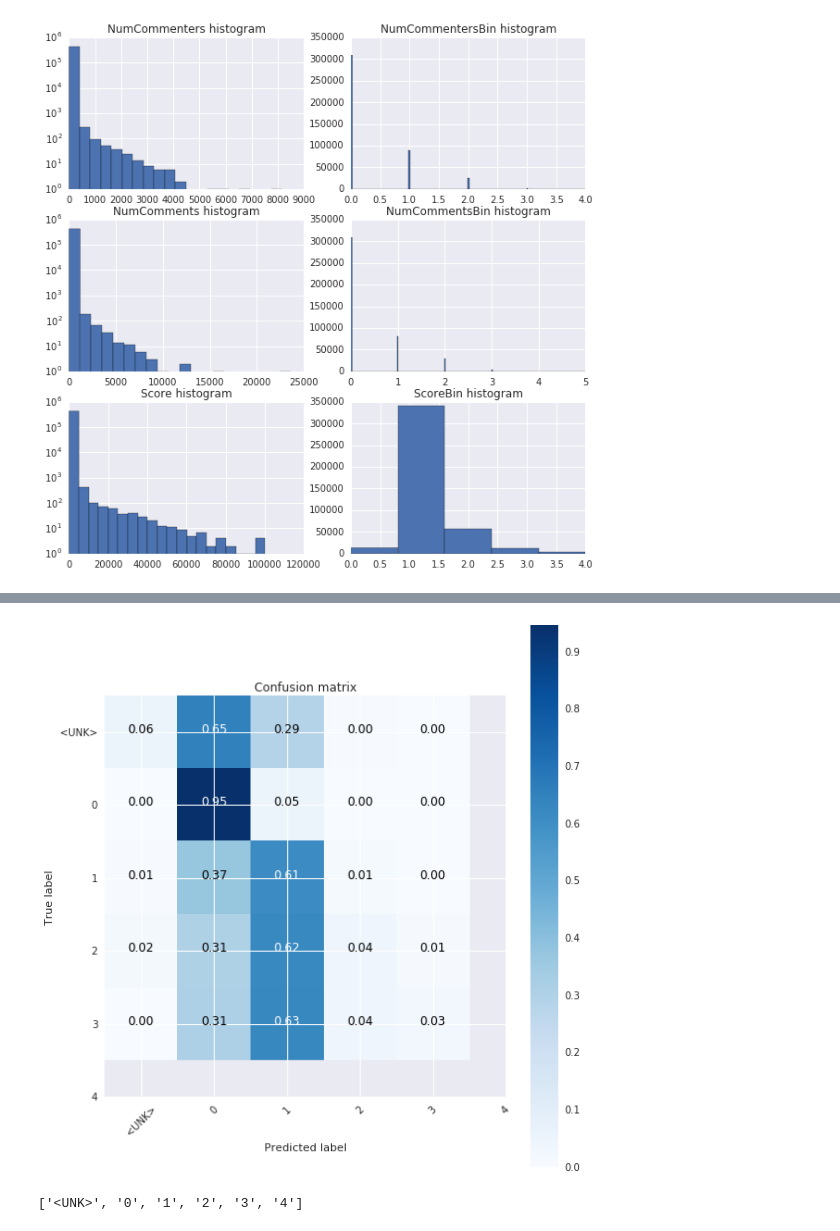
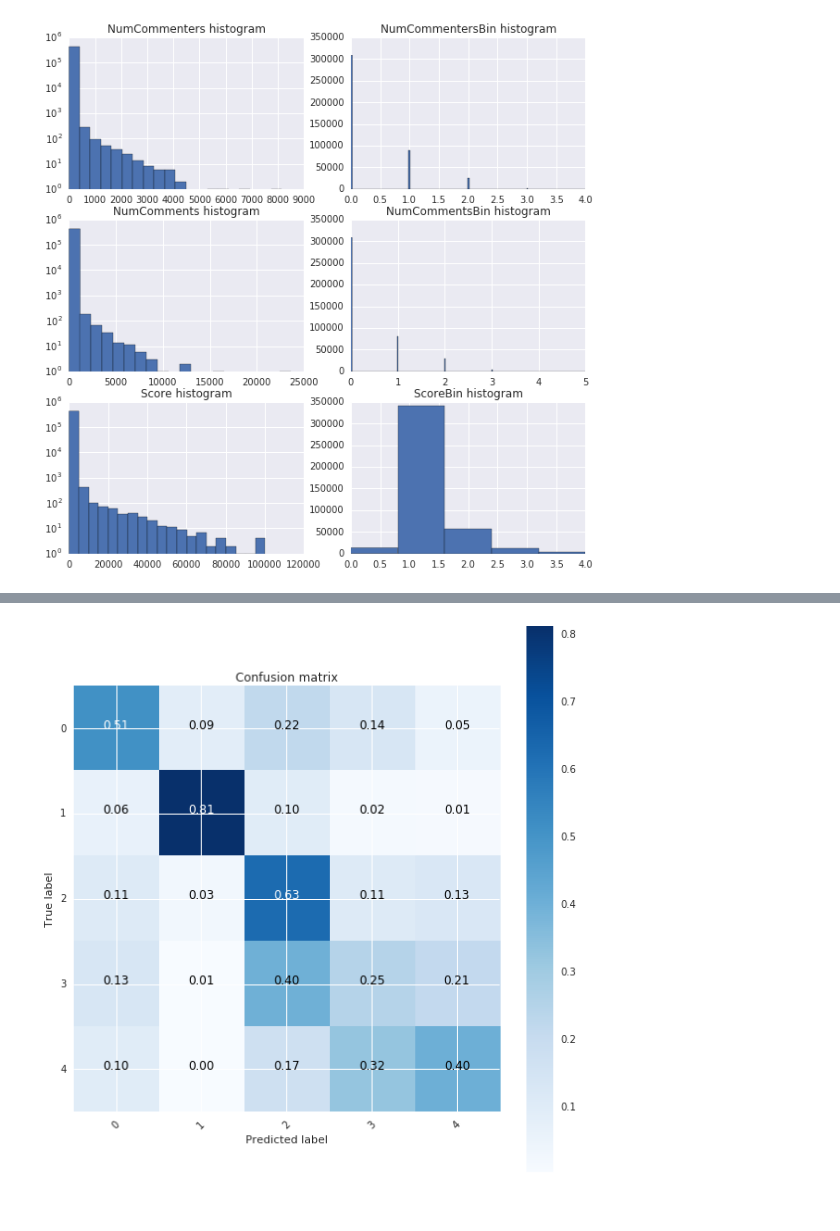
Before and after one commit to GoogleCloudPlatform/dataflow-opinion-analysis, a Jupyter notebook: models/RedditEngagement.ipynb, the cells around one changed output, grey strips where cells are left out. Drawn from its saved outputs; the diff is of its cells as text; code cells hidden in the pictures.

```diff
--- a/models/RedditEngagement.ipynb
+++ b/models/RedditEngagement.ipynb
@@ -1837,5 +1951,19 @@ Reddit dataset summary:
 # %%
-(model, history, x_train, x_test, y_train, y_test) = compile_and_fit_model(inputs = ['Subreddit','RedditSubmitter'], outputs=['ScoreBin','NumCommentersBin'])
+current_epochs = 1
 
-SVG(model_to_dot(model, show_shapes=False).create(prog='dot', format='svg'))
+(model, history, x_train, x_test, y_train, y_test) = compile_and_fit_model(
+    inputs = ['Subreddit','RedditSubmitter'],
+    outputs=['ScoreBin','NumCommentersBin'],
+    use_sample_weights=True,
+    k_of_top_k_accuracy=2)
+
+#SVG(model_to_dot(model, show_shapes=False).create(prog='dot', format='svg'))
+
+(y_true, y_pred) = get_true_and_predicted_labels(
+    model=model,
+    x_test=x_test,
+    y_test_selected=y_test['scorebin_output'],
+    label_classes=scorebin_classes)
+
+plot_confusion_matrix(y_true=y_true, y_pred=y_pred, normalize=True, class_order=scorebin_classes)
 # %% [output]
@@ -1852,0 +1978 @@ Test metrics: total loss: 0.805; output_1 loss: 0.389; output_2 loss: 0.416; out
+[figure, added]
@@ -1856,13 +1978,0 @@ y_pred_probs = np.array(y_pred_probs)
-# %%
-
-
-y_pred = np.argmax(y_pred_probs[0],axis=1)
-y_true = np.argmax(y_test['scorebin_output'],axis=1)
-
-plot_confusion_matrix(y_true=y_true, y_pred=y_pred, normalize=True, classes_dict=scorebin_classes)
-# %% [output]
-[figure, removed]
-# %%
-scorebin_classes
-# %% [output]
-['<UNK>', '0', '1', '2', '3', '4']
```
Also changed, not shown: parts of 15 cells of this notebook.
